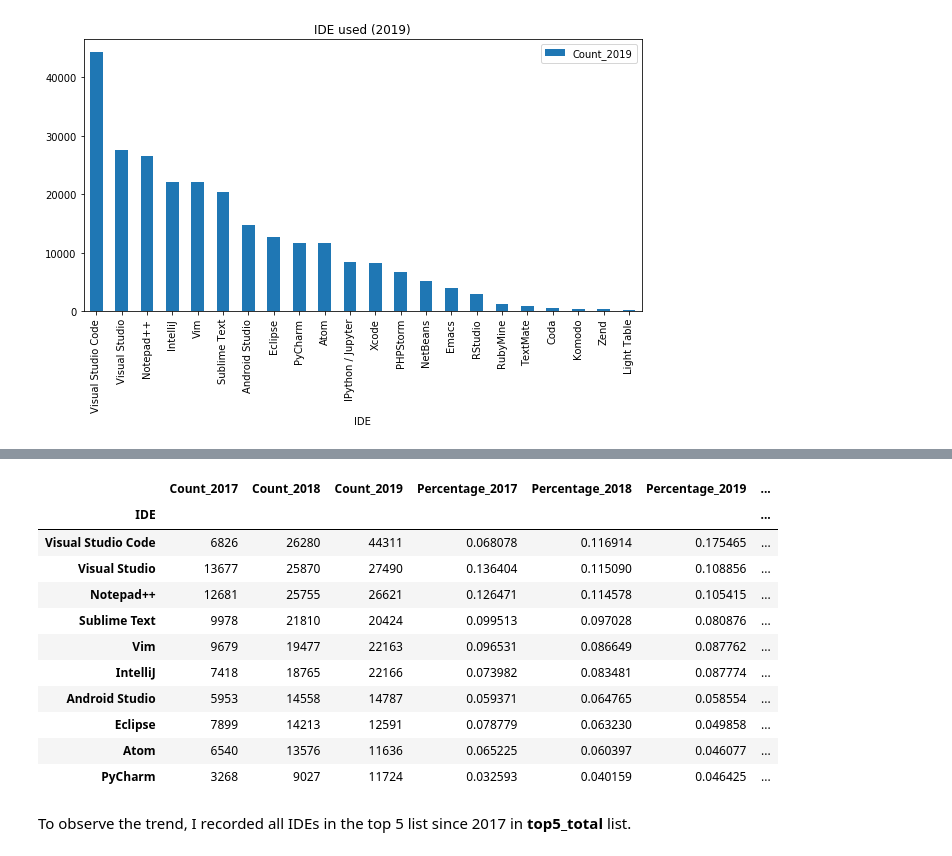
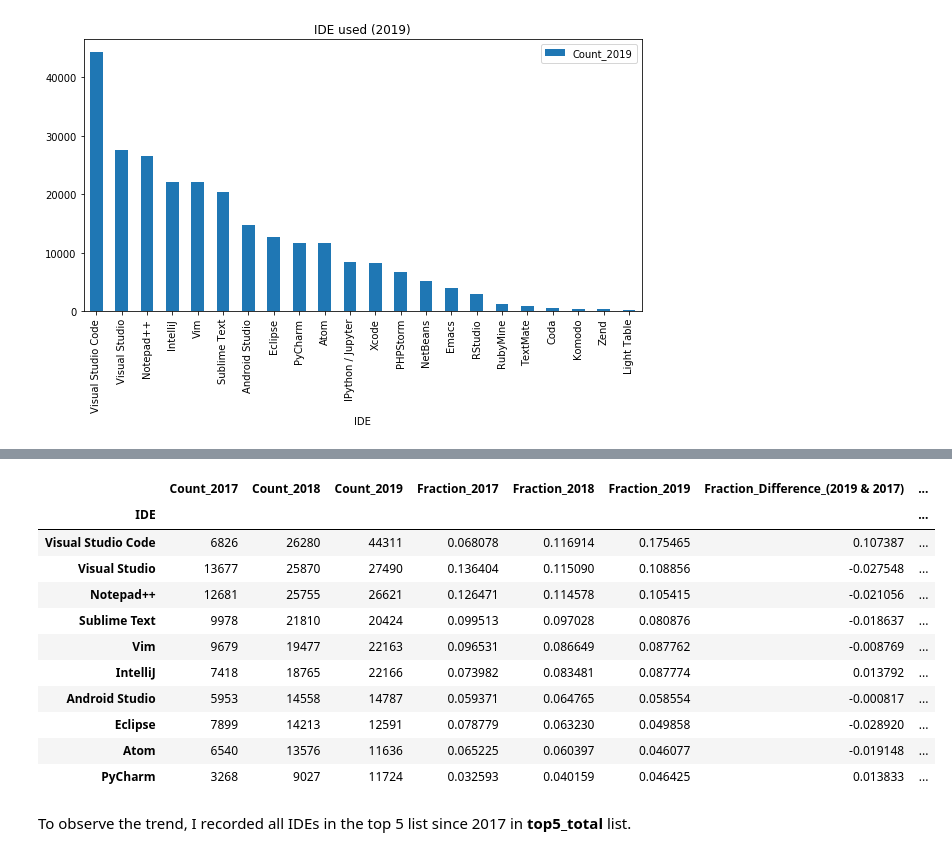
Before and after one commit to raymonduchen/DSND-P1-Write-A-Data-Science-Blog-Post, a Jupyter notebook: write_a_data_science_blog_post.ipynb, the cells around one changed output, grey strips where cells are left out. Saved outputs shown, nothing was run; the diff lists cells and outputs as text; code cells hidden in the pictures.

```diff
--- a/write_a_data_science_blog_post.ipynb
+++ b/write_a_data_science_blog_post.ipynb
@@ -63,18 +64,18 @@ def item_count(df, col, delimiter='; '):
     new_df.columns = [col, 'Count']
     return new_df
 
-def add_perc(df, count_col='Count', perc_col = 'Percentage'):
+def add_frac(df, count_col='Count', frac_col = 'Fraction'):
     '''
-    Add percentage column based on a specific count column
+    Add fraction column based on a specific count column
     INPUT:
     df - the pandas dataframe containing count column
-    count_col - the count column name you want to use for calculating percentage
-    perc_col - the percentage column name you want to add
+    count_col - the count column name you want to use for calculating fraction
+    perc_col - the fraction column name you want to add
 
     OUTPUT:
     df - a dataframe with additional percentage column
     '''
-    df[perc_col] = df[count_col]/df[count_col].sum()
+    df[frac_col] = df[count_col]/df[count_col].sum()
     return df
 # %% [markdown]
 ## Q1 : What are the top 5 popular languages from 2018 to 2019 ?
@@ -487,27 +490,27 @@ To conduct a more detailed analysis, I merge data and add percentage columns for
 ide = pd.merge(ide_17, ide_18, on='IDE')
 ide = pd.merge(ide, ide_19, on='IDE')
 # %%
-ide = add_perc(ide, count_col='Count_2017', perc_col = 'Percentage_2017')
-ide = add_perc(ide, count_col='Count_2018', perc_col = 'Percentage_2018')
-ide = add_perc(ide, count_col='Count_2019', perc_col = 'Percentage_2019')
+ide = add_frac(ide, count_col='Count_2017', frac_col = 'Fraction_2017')
+ide = add_frac(ide, count_col='Count_2018', frac_col = 'Fraction_2018')
+ide = add_frac(ide, count_col='Count_2019', frac_col = 'Fraction_2019')
 
-ide["Percentage_Difference_(2019 & 2017)"] = ide["Percentage_2019"] - ide["Percentage_2017"]
+ide["Fraction_Difference_(2019 & 2017)"] = ide["Fraction_2019"] - ide["Fraction_2017"]
 ide["Count_Sum"] = ide["Count_2017"] + ide["Count_2018"] + ide["Count_2019"]
 ide.sort_values('Count_Sum', ascending=False, inplace=True)
 ide.head(10)
 # %% [output]
-|  | Count_2017 | Count_2018 | Count_2019 | Percentage_2017 | Percentage_2018 | Percentage_2019 | ... |
-| IDE |  |  |  |  |  |  | ... |
-| Visual Studio Code | 6826 | 26280 | 44311 | 0.068078 | 0.116914 | 0.175465 | ... |
-| Visual Studio | 13677 | 25870 | 27490 | 0.136404 | 0.115090 | 0.108856 | ... |
-| Notepad++ | 12681 | 25755 | 26621 | 0.126471 | 0.114578 | 0.105415 | ... |
-| Sublime Text | 9978 | 21810 | 20424 | 0.099513 | 0.097028 | 0.080876 | ... |
-| Vim | 9679 | 19477 | 22163 | 0.096531 | 0.086649 | 0.087762 | ... |
-| IntelliJ | 7418 | 18765 | 22166 | 0.073982 | 0.083481 | 0.087774 | ... |
-| Android Studio | 5953 | 14558 | 14787 | 0.059371 | 0.064765 | 0.058554 | ... |
-| Eclipse | 7899 | 14213 | 12591 | 0.078779 | 0.063230 | 0.049858 | ... |
-| Atom | 6540 | 13576 | 11636 | 0.065225 | 0.060397 | 0.046077 | ... |
-| PyCharm | 3268 | 9027 | 11724 | 0.032593 | 0.040159 | 0.046425 | ... |
+|  | Count_2017 | Count_2018 | Count_2019 | Fraction_2017 | Fraction_2018 | Fraction_2019 | Fraction_Difference_(2019 & 2017) | ... |
+| IDE |  |  |  |  |  |  |  | ... |
+| Visual Studio Code | 6826 | 26280 | 44311 | 0.068078 | 0.116914 | 0.175465 | 0.107387 | ... |
+| Visual Studio | 13677 | 25870 | 27490 | 0.136404 | 0.115090 | 0.108856 | -0.027548 | ... |
+| Notepad++ | 12681 | 25755 | 26621 | 0.126471 | 0.114578 | 0.105415 | -0.021056 | ... |
+| Sublime Text | 9978 | 21810 | 20424 | 0.099513 | 0.097028 | 0.080876 | -0.018637 | ... |
+| Vim | 9679 | 19477 | 22163 | 0.096531 | 0.086649 | 0.087762 | -0.008769 | ... |
+| IntelliJ | 7418 | 18765 | 22166 | 0.073982 | 0.083481 | 0.087774 | 0.013792 | ... |
+| Android Studio | 5953 | 14558 | 14787 | 0.059371 | 0.064765 | 0.058554 | -0.000817 | ... |
+| Eclipse | 7899 | 14213 | 12591 | 0.078779 | 0.063230 | 0.049858 | -0.028920 | ... |
+| Atom | 6540 | 13576 | 11636 | 0.065225 | 0.060397 | 0.046077 | -0.019148 | ... |
+| PyCharm | 3268 | 9027 | 11724 | 0.032593 | 0.040159 | 0.046425 | 0.013833 | ... |
 # %% [markdown]
 To observe the trend, I recorded all IDEs in the top 5 list since 2017 in **top5_total** list.
 # %%
```
Also changed, not shown: parts of 37 cells of this notebook, 9 other files.
